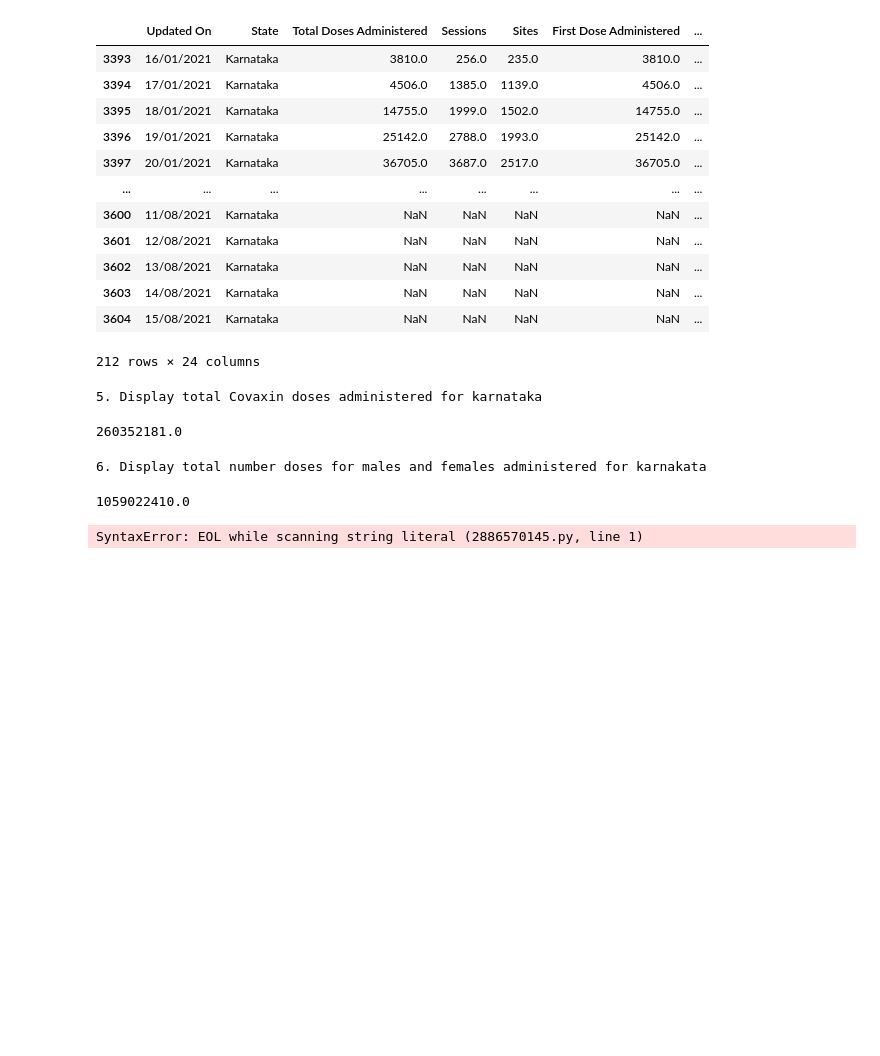
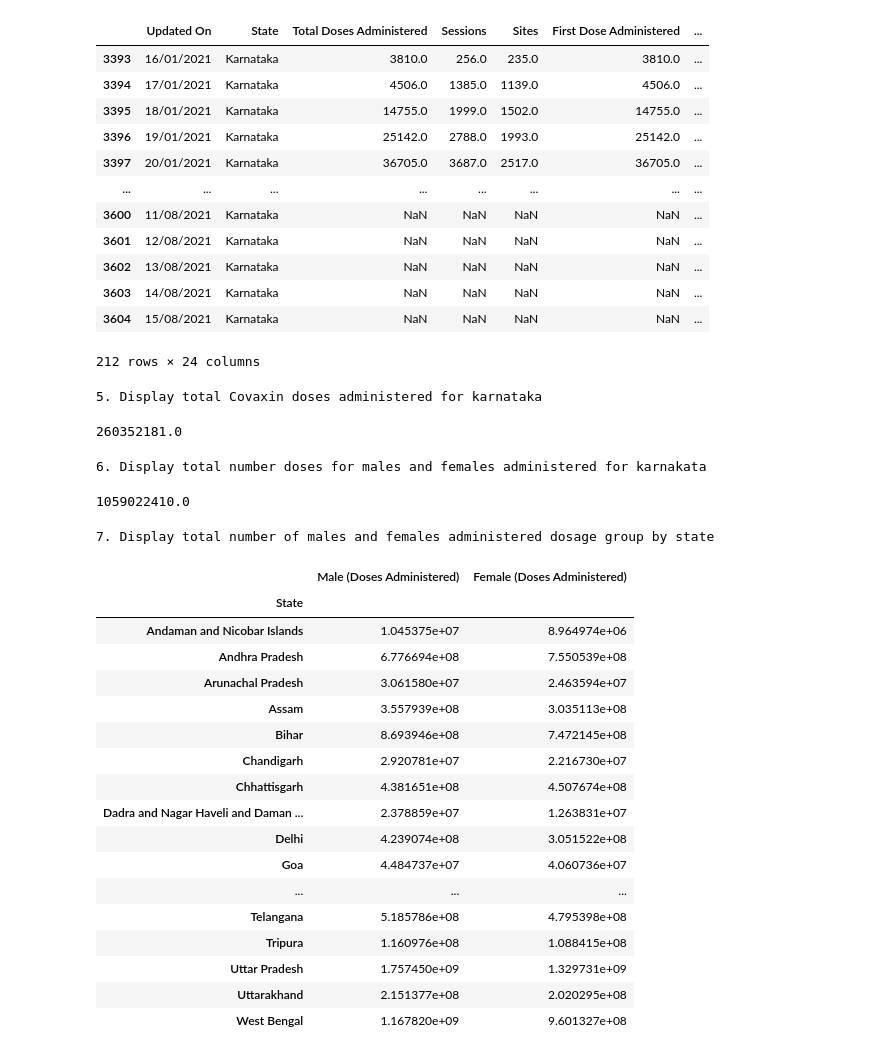
Before and after one commit to raghuprasadks/mlopsmay2023NH, a Jupyter notebook: programs/2-covidvaccine-assignment.ipynb, the cells around one changed output. Drawn from its saved outputs; the diff is of its cells as text; code cells hidden in the pictures; blank space fills up the shorter version.

```diff
--- a/programs/2-covidvaccine-assignment.ipynb
+++ b/programs/2-covidvaccine-assignment.ipynb
@@ -60,8 +60,25 @@ df.loc[df.State=="Karnataka","Female (Doses Administered)"].sum()
 6. Display total number doses for males and females administered for karnakata
 1059022410.0
 # %%
-print('7. Display total number of males and females administered
-dosage group by state')
+print('7. Display total number of males and females administered dosage group by state')
 df.groupby("State")["Male (Doses Administered)","Female (Doses Administered)"].agg(sum)
 # %% [output]
-SyntaxError: EOL while scanning string literal (2886570145.py, line 1)
+7. Display total number of males and females administered dosage group by state
+|  | Male (Doses Administered) | Female (Doses Administered) |
+| State |  |  |
+| Andaman and Nicobar Islands | 1.045375e+07 | 8.964974e+06 |
+| Andhra Pradesh | 6.776694e+08 | 7.550539e+08 |
+| Arunachal Pradesh | 3.061580e+07 | 2.463594e+07 |
+| Assam | 3.557939e+08 | 3.035113e+08 |
+| Bihar | 8.693946e+08 | 7.472145e+08 |
+| Chandigarh | 2.920781e+07 | 2.216730e+07 |
+| Chhattisgarh | 4.381651e+08 | 4.507674e+08 |
+| Dadra and Nagar Haveli and Daman ... | 2.378859e+07 | 1.263831e+07 |
+| Delhi | 4.239074e+08 | 3.051522e+08 |
+| Goa | 4.484737e+07 | 4.060736e+07 |
+| ... | ... | ... |
+| Telangana | 5.185786e+08 | 4.795398e+08 |
+| Tripura | 1.160976e+08 | 1.088415e+08 |
+| Uttar Pradesh | 1.757450e+09 | 1.329731e+09 |
+| Uttarakhand | 2.151377e+08 | 2.020295e+08 |
+| West Bengal | 1.167820e+09 | 9.601327e+08 |
```
Also changed, not shown: 5 other files.
